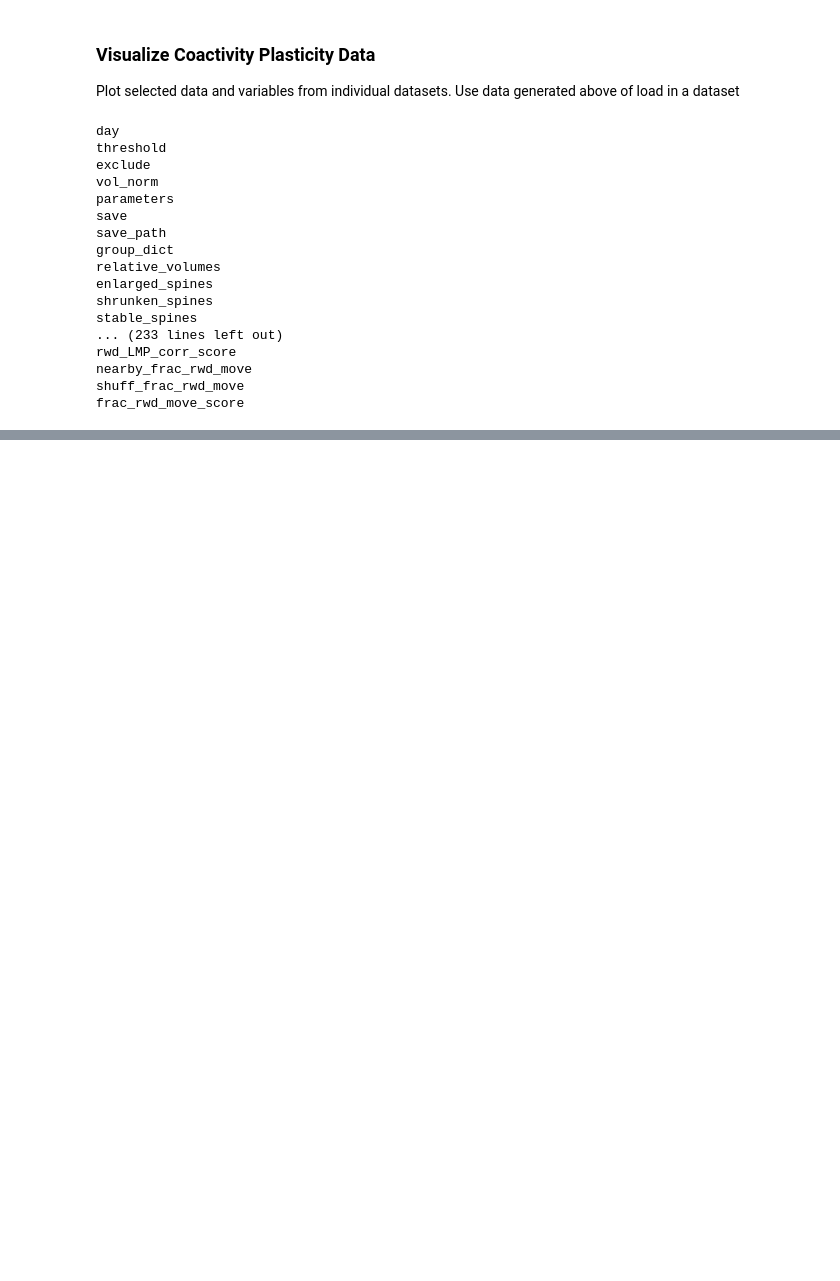
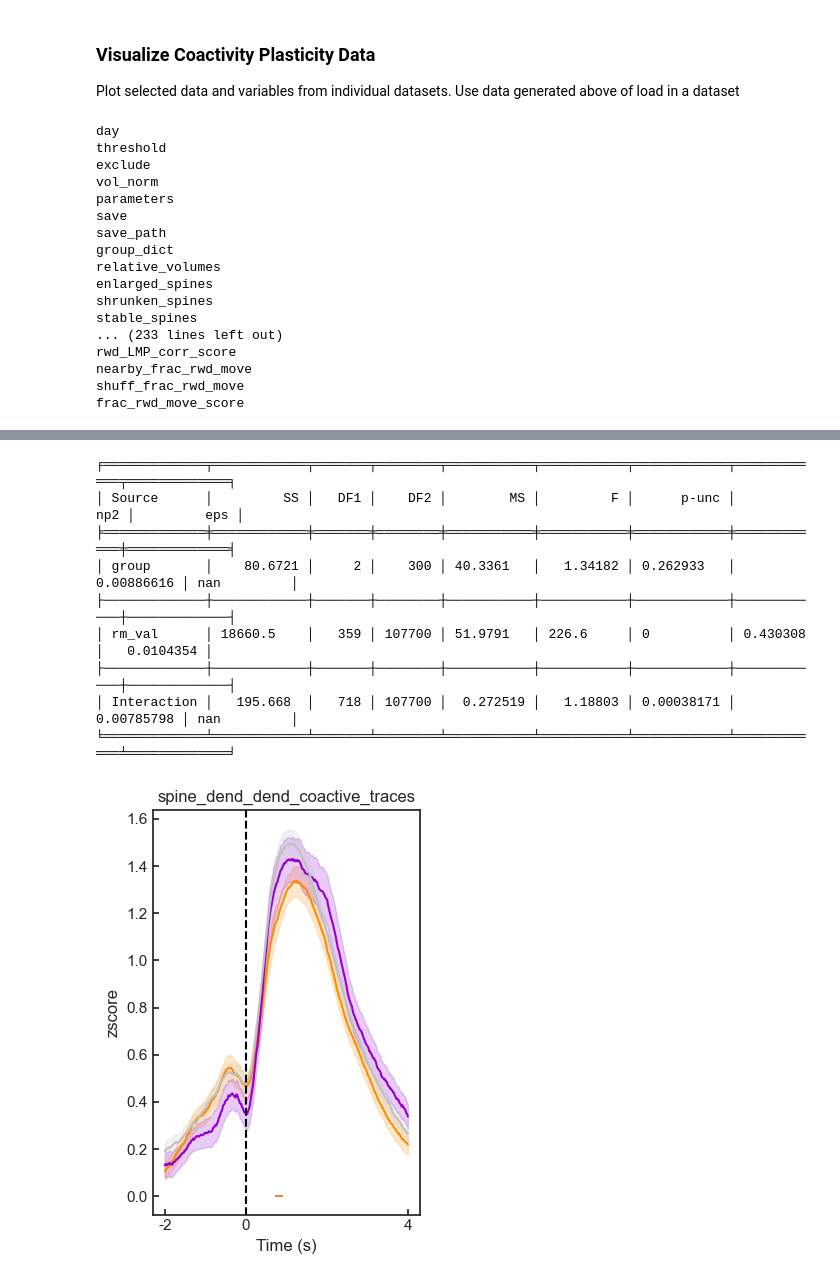
Before and after one commit to wjakewright/Lab_Analyses, a Jupyter notebook: Lab_Analyses/Spine_Analysis/Batch_Coactivity_Analysis.ipynb, the cells around one changed output, grey strips where cells are left out. Saved outputs shown, nothing was run; the diff lists cells and outputs as text; code cells hidden in the pictures; blank space fills up the shorter version.

```diff
--- a/Lab_Analyses/Spine_Analysis/Batch_Coactivity_Analysis.ipynb
+++ b/Lab_Analyses/Spine_Analysis/Batch_Coactivity_Analysis.ipynb
@@ -427,16 +426,27 @@ plot_data.plot_multi_group_scatter_plots(
 # %%
 plot_data.plot_group_spine_mean_traces(
     group_type="plastic_spines",
-    trace_type="spine_dend_spine_coactive_calcium_traces",
+    trace_type="spine_dend_dend_coactive_traces",
     exclude=[],
     avlines=[0],
     ahlines=[0,0,0],
     figsize=(3.5,5),
     colors=["darkorange", "darkviolet", "silver"],
     ylim=None,
     test_method="fdr_bh",
     save=False,
     save_path=figure_path
 )
+# %% [output]
+╒═════════════╤════════════╤═══════╤════════╤═══════════╤═══════════╤════════════╤════════════╤═════════════╕
+│ Source      │         SS │   DF1 │    DF2 │        MS │         F │      p-unc │        np2 │         eps │
+╞═════════════╪════════════╪═══════╪════════╪═══════════╪═══════════╪════════════╪════════════╪═════════════╡
+│ group       │    80.6721 │     2 │    300 │ 40.3361   │   1.34182 │ 0.262933   │ 0.00886616 │ nan         │
+├─────────────┼────────────┼───────┼────────┼───────────┼───────────┼────────────┼────────────┼─────────────┤
+│ rm_val      │ 18660.5    │   359 │ 107700 │ 51.9791   │ 226.6     │ 0          │ 0.430308   │   0.0104354 │
+├─────────────┼────────────┼───────┼────────┼───────────┼───────────┼────────────┼────────────┼─────────────┤
+│ Interaction │   195.668  │   718 │ 107700 │  0.272519 │   1.18803 │ 0.00038171 │ 0.00785798 │ nan         │
+╘═════════════╧════════════╧═══════╧════════╧═══════════╧═══════════╧════════════╧════════════╧═════════════╛
+[figure, added]
 # %%
 plot_data.plot_spine_coactivity_distance(
```
Also changed, not shown: parts of 10 cells of this notebook.
